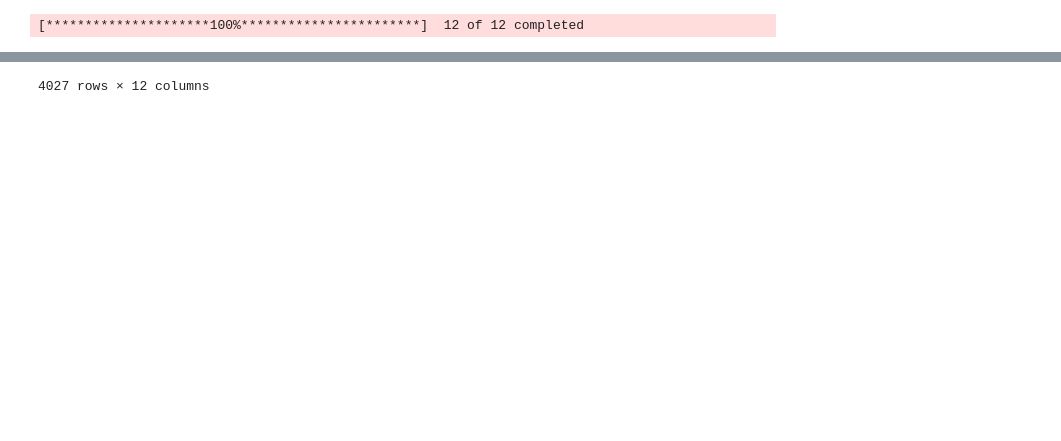
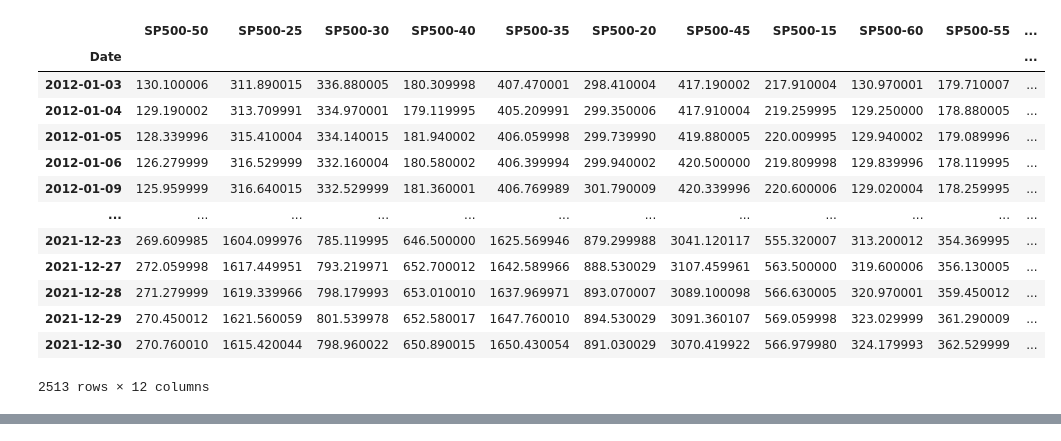
Before and after one commit to AP-03/DRL-Portfolio-Optimisation, a Jupyter notebook: MainMVO.ipynb, the cells around one changed output, grey strips where cells are left out. Saved outputs shown, nothing was run; the diff lists cells and outputs as text; code cells hidden in the pictures; blank space fills up the shorter version.

Commit message:
Add files via upload
changed Sharpe calculation and data source

```diff
--- a/MainMVO.ipynb
+++ b/MainMVO.ipynb
@@ -1,45 +1,62 @@
 # %%
 import os
 import pandas as pd
 import numpy as np
 import matplotlib.pyplot as plt
 from pypfopt import EfficientFrontier, expected_returns, risk_models
 import yfinance as yf
 import warnings
 
 # === Load and combine adjusted close prices ===
 prices = pd.DataFrame()
 
+start_date     = '2012-01-01'
+end_date       = '2021-12-31'
+
+sector_etfs = ['SP500-50', 'SP500-25', 'SP500-30', 'SP500-40',
+           'SP500-35', 'SP500-20', 'SP500-45', 'SP500-15', 'SP500-60', 'SP500-55', 'GSPE']
+benchmark      = 'GSPC' # S&P 500 Index
+
+tickers_to_load = sector_etfs + [benchmark]
 
 # === Configuration Via yfinance ===
-start_date     = '2006-01-01'
-end_date       = '2021-12-31'
-sector_etfs    = ['XLE','XLF','XLK','XLI','XLV','XLY','XLP','XLU','XLRE','XLB','XLC']
-benchmark      = 'SPY'
-# include SPY in the one download
-tickers_to_load = sector_etfs + [benchmark]
-
-# Download historical data once
-ohlc   = yf.download(tickers_to_load, start=start_date, end=end_date, auto_adjust=False)
-prices = ohlc['Adj Close'].dropna(how='all')
+# # Download historical data once
+# ohlc   = yf.download(tickers_to_load, start=start_date, end=end_date, auto_adjust=False)
+# prices = ohlc['Adj Close'].dropna(how='all')
 # prices.replace([np.inf, -np.inf], np.nan, inplace=True)
 # prices.fillna(0.01, inplace=True)
 
 
-# # === Configuration Via Local CSV Files ===
-# # Load data from CSV files
-# data_path = "/Users/benjaminli/Code/MyTradingProjects/data"
+# === Configuration Via Local CSV Files ===
+# Load data from CSV files
+data_path = "/Users/benjaminli/Code/MyTradingProjects/DRL_Portfolio_Optimisation/DRL-Portfolio-Optimisation/data"
 
-# for ticker in tickers_to_load:
-#     file_path = os.path.join(data_path, f"{ticker}.csv")
-#     df = pd.read_csv(file_path, index_col="Date", parse_dates=True)
-#     prices[ticker] = df["Adj Close"]
+for ticker in tickers_to_load:
+    file_path = os.path.join(data_path, f"{ticker}.csv")
+    df = pd.read_csv(file_path, index_col="Date", parse_dates=True)
+    prices[ticker] = df["Adj Close"]
 
-# prices.replace([np.inf, -np.inf], np.nan, inplace=True)
-# prices.fillna(10, inplace=True)
-# prices = prices.iloc[1:]
-# prices = prices.apply(pd.to_numeric, errors='coerce').astype(float)
+prices.replace([np.inf, -np.inf], np.nan, inplace=True)
+prices = prices.fillna(method='ffill')
+prices = prices.iloc[1:]
+prices = prices.apply(pd.to_numeric, errors='coerce').astype(float)
+
+# Filter by date range
+prices = prices[(prices.index >= start_date) & (prices.index <= end_date)]
 
 prices
 # %% [output]
+|  | SP500-50 | SP500-25 | SP500-30 | SP500-40 | SP500-35 | SP500-20 | SP500-45 | SP500-15 | SP500-60 | SP500-55 | ... |
+| Date |  |  |  |  |  |  |  |  |  |  | ... |
+| 2012-01-03 | 130.100006 | 311.890015 | 336.880005 | 180.309998 | 407.470001 | 298.410004 | 417.190002 | 217.910004 | 130.970001 | 179.710007 | ... |
+| 2012-01-04 | 129.190002 | 313.709991 | 334.970001 | 179.119995 | 405.209991 | 299.350006 | 417.910004 | 219.259995 | 129.250000 | 178.880005 | ... |
+| 2012-01-05 | 128.339996 | 315.410004 | 334.140015 | 181.940002 | 406.059998 | 299.739990 | 419.880005 | 220.009995 | 129.940002 | 179.089996 | ... |
+| 2012-01-06 | 126.279999 | 316.529999 | 332.160004 | 180.580002 | 406.399994 | 299.940002 | 420.500000 | 219.809998 | 129.839996 | 178.119995 | ... |
+| 2012-01-09 | 125.959999 | 316.640015 | 332.529999 | 181.360001 | 406.769989 | 301.790009 | 420.339996 | 220.600006 | 129.020004 | 178.259995 | ... |
+| ... | ... | ... | ... | ... | ... | ... | ... | ... | ... | ... | ... |
+| 2021-12-23 | 269.609985 | 1604.099976 | 785.119995 | 646.500000 | 1625.569946 | 879.299988 | 3041.120117 | 555.320007 | 313.200012 | 354.369995 | ... |
+| 2021-12-27 | 272.059998 | 1617.449951 | 793.219971 | 652.700012 | 1642.589966 | 888.530029 | 3107.459961 | 563.500000 | 319.600006 | 356.130005 | ... |
+| 2021-12-28 | 271.279999 | 1619.339966 | 798.179993 | 653.010010 | 1637.969971 | 893.070007 | 3089.100098 | 566.630005 | 320.970001 | 359.450012 | ... |
+| 2021-12-29 | 270.450012 | 1621.560059 | 801.539978 | 652.580017 | 1647.760010 | 894.530029 | 3091.360107 | 569.059998 | 323.029999 | 361.290009 | ... |
+| 2021-12-30 | 270.760010 | 1615.420044 | 798.960022 | 650.890015 | 1650.430054 | 891.030029 | 3070.419922 | 566.979980 | 324.179993 | 362.529999 | ... |
-[*********************100%***********************]  12 of 12 completed
+2513 rows × 12 columns
@@ -59,4 +63,3 @@ prices
-4027 rows × 12 columns
 # %%
 # Separate out SPY series for later
 spy_prices = prices[benchmark].copy()
```
Also changed, not shown: parts of 2 cells of this notebook.
